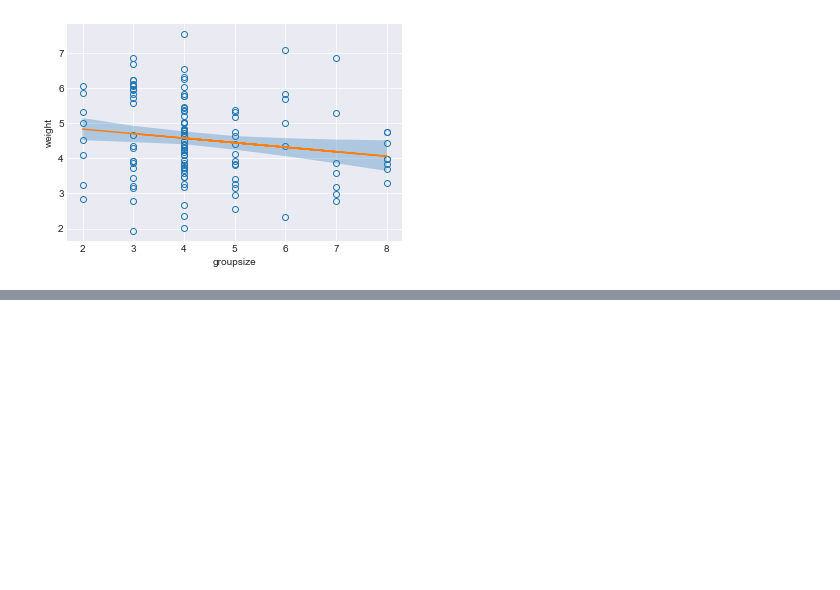
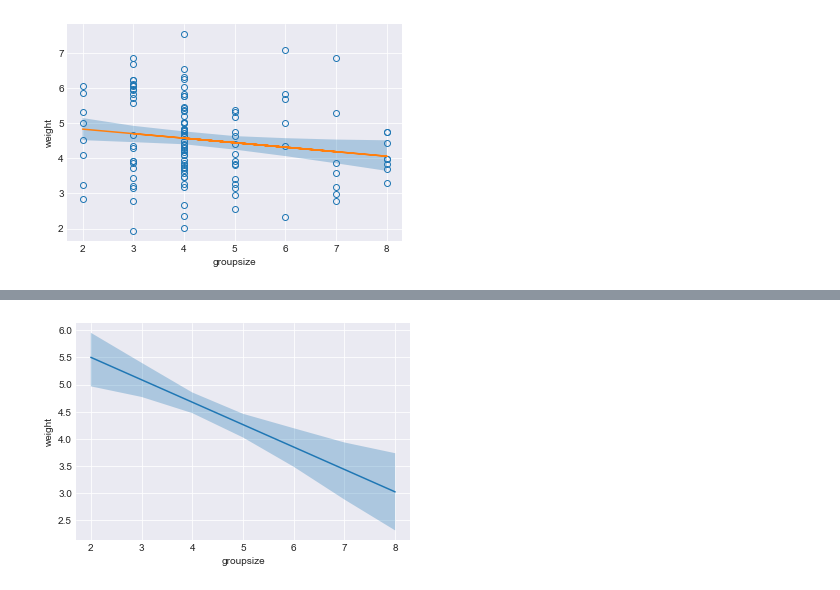
Before and after one commit to nwweber/statistical_rethinking, a Jupyter notebook: chapter_05_multivariate_linear_models.ipynb, the cells around one changed output, grey strips where cells are left out. Drawn from its saved outputs; the diff is of its cells as text; code cells hidden in the pictures; blank space fills up the shorter version.

```diff
--- a/chapter_05_multivariate_linear_models.ipynb
+++ b/chapter_05_multivariate_linear_models.ipynb
@@ -1928,0 +1935,16 @@ plot_bivariate_trace(foxes, trace_m_practice_5_h_1_b, 'a', 'groupsize', 'bGroups
+# %%
+with pm.Model() as m_practice_5_h_2:
+
+    bArea = pm.Normal('bArea', mu=0, sd=1)
+    bGroupsize = pm.Normal('bGroupsize', mu=0, sd=1)
+
+    a = pm.Normal('a', mu=10, sd=10)
+    mu = pm.Deterministic('mu', a + bArea * foxes.area + bGroupsize * foxes.groupsize)
+
+    sigma = pm.Uniform('sigma', lower=0, upper=10)
+
+    weight = pm.Normal('weight', mu=mu, sd=sigma, observed=foxes.weight)
+
+    trace_m_practice_5_h_2 = pm.sample(draws=1000, tune=1000)
+
+summarize_interesting(trace_m_practice_5_h_2)
@@ -1949,0 +1987,12 @@ ax.set_ylabel('kcal_per_g');
+# %%
+constant = foxes.area.mean()
+sequence = np.arange(2, 9)
+pred_data = pd.DataFrame({'area': constant, 'groupsize': sequence})
+
+mu = trace_m_practice_5_h_2['a'].reshape(-1, 1) + trace_m_practice_5_h_2['bArea'].reshape(-1, 1) @ pred_data.area.values.reshape(1, -1) + trace_m_practice_5_h_2['bGroupsize'].reshape(-1, 1) @ pred_data.groupsize.values.reshape(1, -1)
+mu_mean = mu.mean(axis=0)
+mu_pi = pm.hpd(mu, alpha=0.11)
+# %%
+plot_line_and_interval(sequence, mu_mean, mu_pi, 'groupsize', 'weight')
+# %% [output]
+[figure, added]
```
Also changed, not shown: parts of 19 cells of this notebook.
